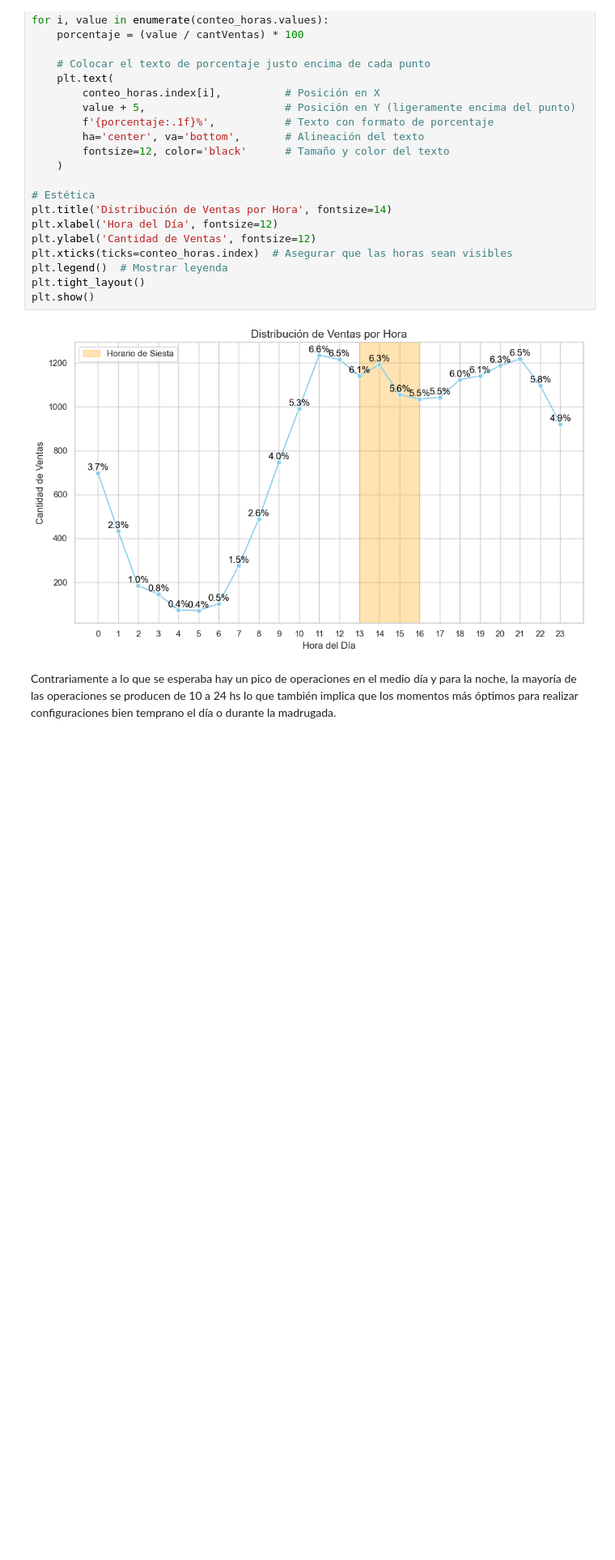
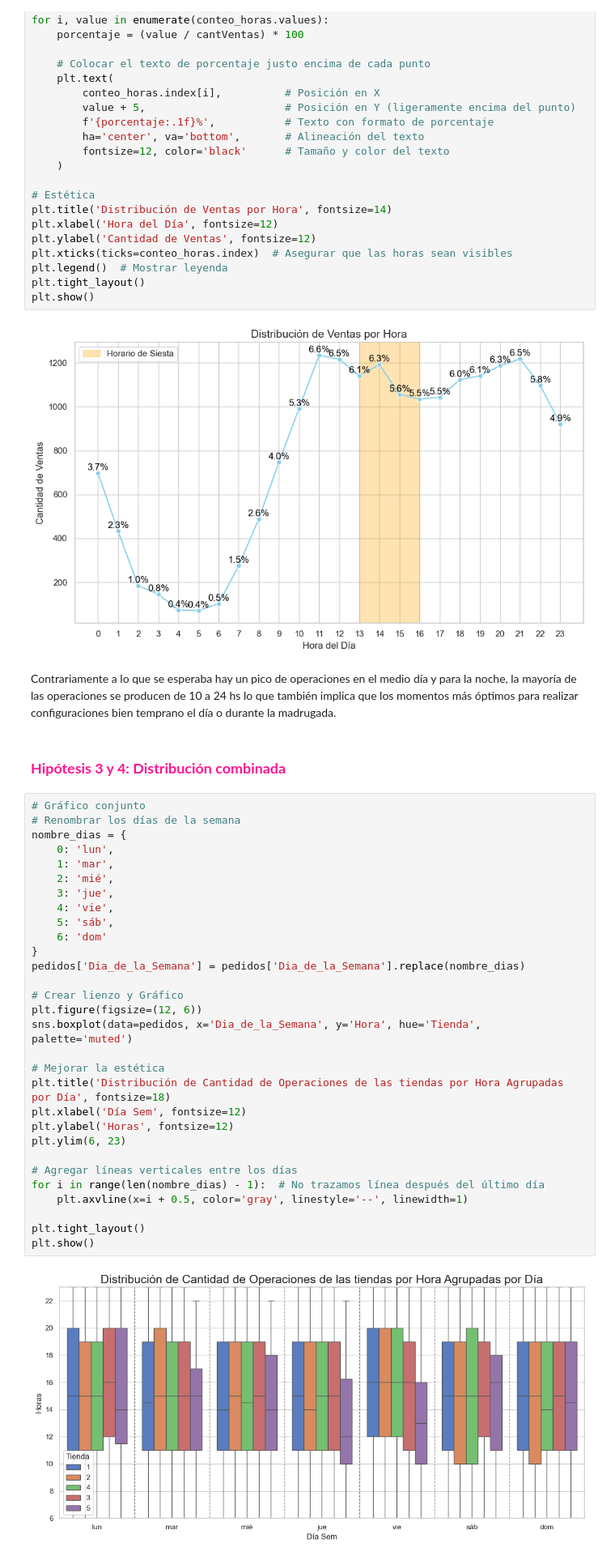
Before and after one commit to gustsirt/dataScience, a Jupyter notebook: Avance 1.ipynb, the cells around one changed output. Shown: that part at 81% size. Saved outputs shown, nothing was run; the diff lists cells and outputs as text; blank space fills up the shorter version.

```diff
--- a/Avance 1.ipynb
+++ b/Avance 1.ipynb
@@ -656,3 +656,37 @@ plt.show()
 [figure]
 # %% [markdown]
 Contrariamente a lo que se esperaba hay un pico de operaciones en el medio día y para la noche, la mayoría de las operaciones se producen de 10 a 24 hs lo que también implica que los momentos más óptimos para realizar configuraciones bien temprano el día o durante la madrugada.
+# %% [markdown]
+### <h3 style="color:#FF1493; font-weight:bold;">Hipótesis 3 y 4: Distribución combinada</h3>
+# %%
+# Gráfico conjunto
+# Renombrar los días de la semana
+nombre_dias = {
+    0: 'lun',
+    1: 'mar',
+    2: 'mié',
+    3: 'jue',
+    4: 'vie',
+    5: 'sáb',
+    6: 'dom'
+}
+pedidos['Dia_de_la_Semana'] = pedidos['Dia_de_la_Semana'].replace(nombre_dias)
+
+# Crear lienzo y Gráfico
+plt.figure(figsize=(12, 6))
+sns.boxplot(data=pedidos, x='Dia_de_la_Semana', y='Hora', hue='Tienda', palette='muted')
+
+# Mejorar la estética
+plt.title('Distribución de Cantidad de Operaciones de las tiendas por Hora Agrupadas por Día', fontsize=18)
+plt.xlabel('Día Sem', fontsize=12)
+plt.ylabel('Horas', fontsize=12)
+plt.ylim(6, 23)
+
+# Agregar líneas verticales entre los días
+for i in range(len(nombre_dias) - 1):  # No trazamos línea después del último día
+    plt.axvline(x=i + 0.5, color='gray', linestyle='--', linewidth=1)
+
+plt.tight_layout()
+plt.show()
+# %% [output]
+[figure, added]
```
Also changed, not shown: parts of 4 cells of this notebook.
